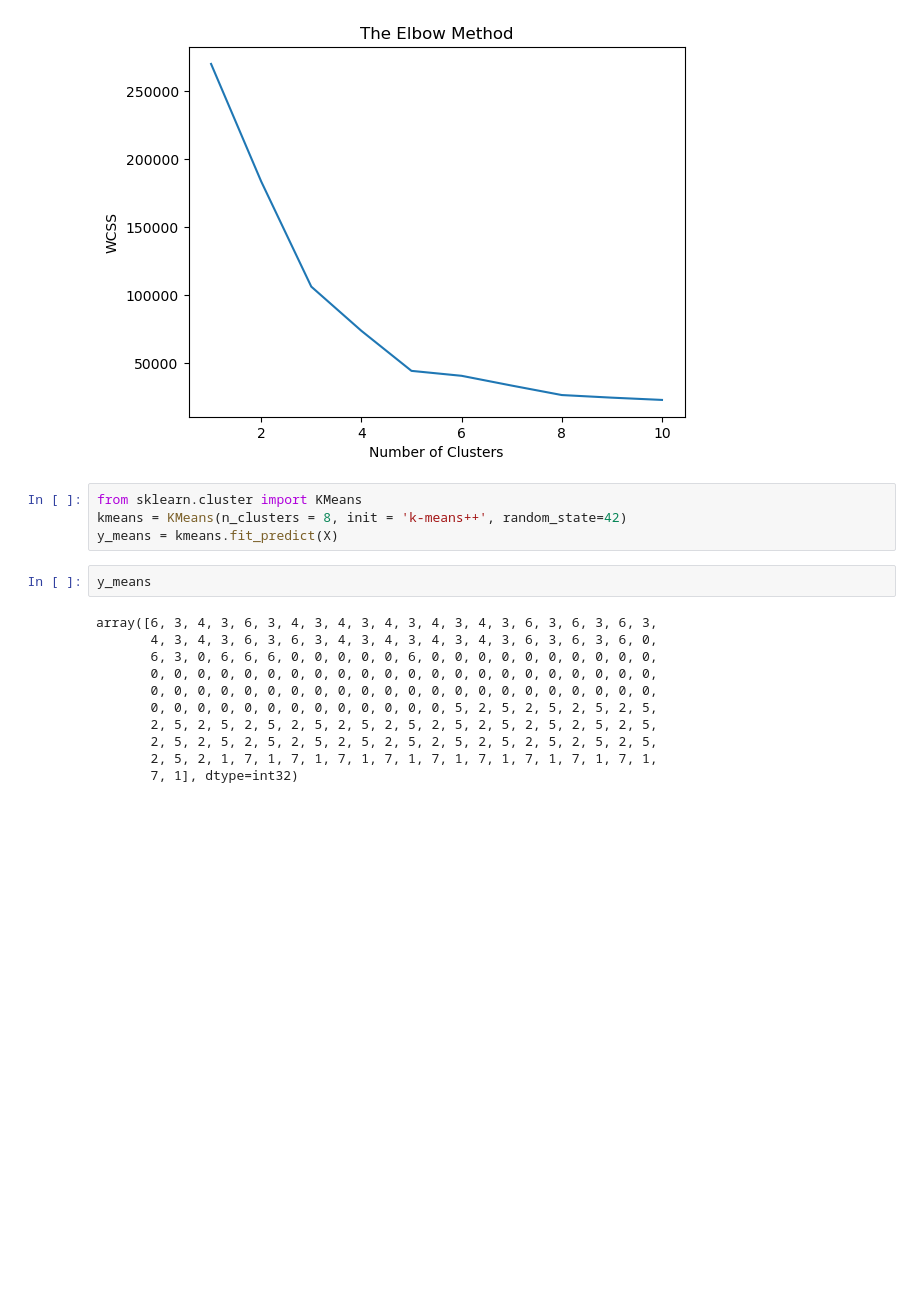
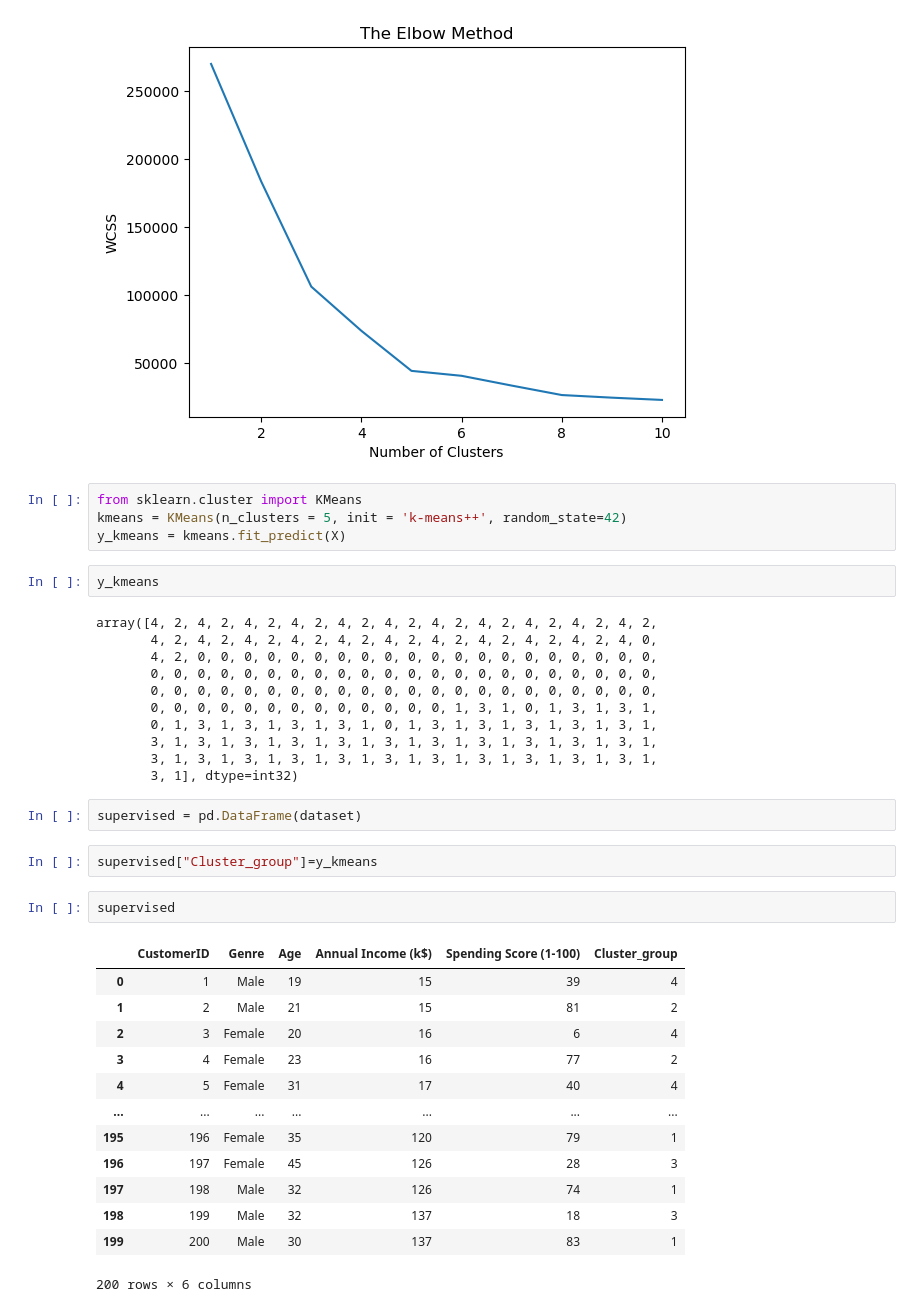
Before and after one commit to Viswa-Ram/AI, a Jupyter notebook: Clustering/KMeans/1.K-Means.ipynb, the cells around one changed output. Cells and saved outputs as stored; diff of their text form; blank space fills up the shorter version.

```diff
--- a/Clustering/KMeans/1.K-Means.ipynb
+++ b/Clustering/KMeans/1.K-Means.ipynb
@@ -38,18 +38,38 @@ plt.show()
 [figure]
 # %%
 from sklearn.cluster import KMeans
-kmeans = KMeans(n_clusters = 8, init = 'k-means++', random_state=42)
-y_means = kmeans.fit_predict(X)
+kmeans = KMeans(n_clusters = 5, init = 'k-means++', random_state=42)
+y_kmeans = kmeans.fit_predict(X)
 # %%
-y_means
+y_kmeans
 # %% [output]
-array([6, 3, 4, 3, 6, 3, 4, 3, 4, 3, 4, 3, 4, 3, 4, 3, 6, 3, 6, 3, 6, 3,
-       4, 3, 4, 3, 6, 3, 6, 3, 4, 3, 4, 3, 4, 3, 4, 3, 6, 3, 6, 3, 6, 0,
-       6, 3, 0, 6, 6, 6, 0, 0, 0, 0, 0, 6, 0, 0, 0, 0, 0, 0, 0, 0, 0, 0,
+array([4, 2, 4, 2, 4, 2, 4, 2, 4, 2, 4, 2, 4, 2, 4, 2, 4, 2, 4, 2, 4, 2,
+       4, 2, 4, 2, 4, 2, 4, 2, 4, 2, 4, 2, 4, 2, 4, 2, 4, 2, 4, 2, 4, 0,
+       4, 2, 0, 0, 0, 0, 0, 0, 0, 0, 0, 0, 0, 0, 0, 0, 0, 0, 0, 0, 0, 0,
        0, 0, 0, 0, 0, 0, 0, 0, 0, 0, 0, 0, 0, 0, 0, 0, 0, 0, 0, 0, 0, 0,
        0, 0, 0, 0, 0, 0, 0, 0, 0, 0, 0, 0, 0, 0, 0, 0, 0, 0, 0, 0, 0, 0,
-       0, 0, 0, 0, 0, 0, 0, 0, 0, 0, 0, 0, 0, 5, 2, 5, 2, 5, 2, 5, 2, 5,
-       2, 5, 2, 5, 2, 5, 2, 5, 2, 5, 2, 5, 2, 5, 2, 5, 2, 5, 2, 5, 2, 5,
-       2, 5, 2, 5, 2, 5, 2, 5, 2, 5, 2, 5, 2, 5, 2, 5, 2, 5, 2, 5, 2, 5,
-       2, 5, 2, 1, 7, 1, 7, 1, 7, 1, 7, 1, 7, 1, 7, 1, 7, 1, 7, 1, 7, 1,
-       7, 1], dtype=int32)
+       0, 0, 0, 0, 0, 0, 0, 0, 0, 0, 0, 0, 0, 1, 3, 1, 0, 1, 3, 1, 3, 1,
+       0, 1, 3, 1, 3, 1, 3, 1, 3, 1, 0, 1, 3, 1, 3, 1, 3, 1, 3, 1, 3, 1,
+       3, 1, 3, 1, 3, 1, 3, 1, 3, 1, 3, 1, 3, 1, 3, 1, 3, 1, 3, 1, 3, 1,
+       3, 1, 3, 1, 3, 1, 3, 1, 3, 1, 3, 1, 3, 1, 3, 1, 3, 1, 3, 1, 3, 1,
+       3, 1], dtype=int32)
+# %%
+supervised = pd.DataFrame(dataset)
+# %%
+supervised["Cluster_group"]=y_kmeans
+# %%
+supervised
+# %% [output]
+|  | CustomerID | Genre | Age | Annual Income (k$) | Spending Score (1-100) | Cluster_group |
+| 0 | 1 | Male | 19 | 15 | 39 | 4 |
+| 1 | 2 | Male | 21 | 15 | 81 | 2 |
+| 2 | 3 | Female | 20 | 16 | 6 | 4 |
+| 3 | 4 | Female | 23 | 16 | 77 | 2 |
+| 4 | 5 | Female | 31 | 17 | 40 | 4 |
+| ... | ... | ... | ... | ... | ... | ... |
+| 195 | 196 | Female | 35 | 120 | 79 | 1 |
+| 196 | 197 | Female | 45 | 126 | 28 | 3 |
+| 197 | 198 | Male | 32 | 126 | 74 | 1 |
+| 198 | 199 | Male | 32 | 137 | 18 | 3 |
+| 199 | 200 | Male | 30 | 137 | 83 | 1 |
+200 rows × 6 columns
```
Also changed, not shown: parts of 4 cells of this notebook, 1 other file.
